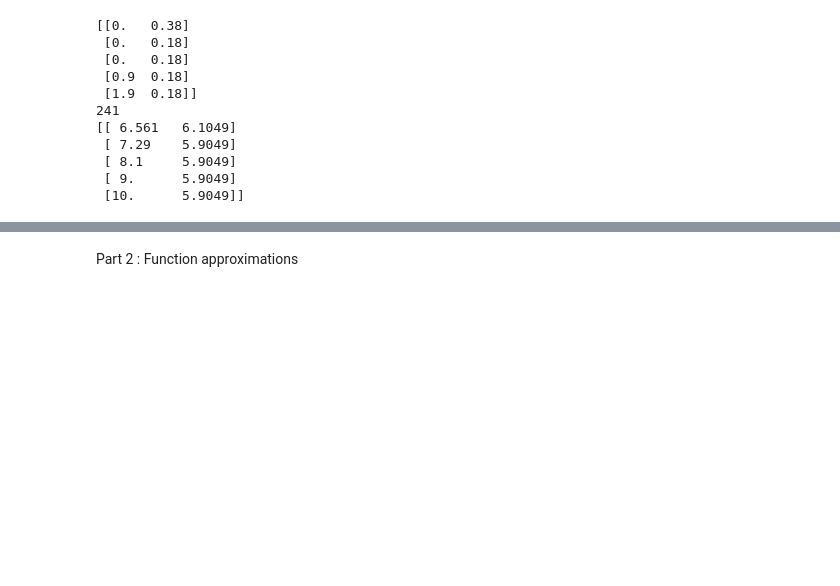
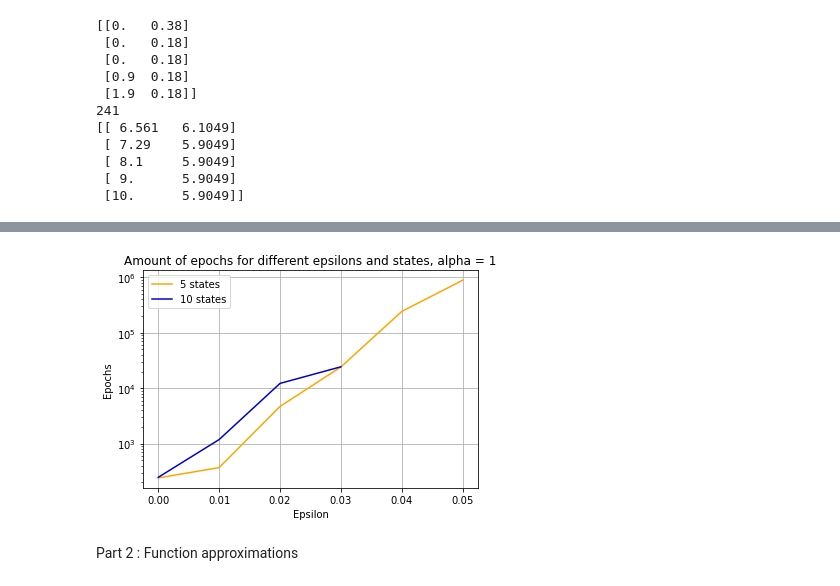
Before and after one commit to RoelRotti/DynamicProgrammingReinforcementLearningHW4, a Jupyter notebook: DPRL_HW4.ipynb, the cells around one changed output, grey strips where cells are left out. Saved outputs shown, nothing was run; the diff lists cells and outputs as text; code cells hidden in the pictures; blank space fills up the shorter version.

Commit message:
part 1 done

```diff
--- a/DPRL_HW4.ipynb
+++ b/DPRL_HW4.ipynb
@@ -247,13 +249,18 @@ plt.show()
 # %%
 #TODO: Put both epsilons in one figure
 
-plt.plot(epsilons[:len(impact_epsilon)], impact_epsilon, label = "batch_size = 16" )
+plt.plot(epsilons[:len(impact_epsilon_5)], impact_epsilon_5, label = "5 states", c="orange" )
+plt.plot(epsilons[:len(impact_epsilon_10)], impact_epsilon_10, label = "10 states" , c='mediumblue')
 plt.xlabel('Epsilon')
 plt.ylabel('Epochs')
-plt.title('Amount of epochs for different epsilons, alpha = 1. States = 10')
-plt.xticks(epsilons[:len(impact_epsilon)])
+plt.title('Amount of epochs for different epsilons and states, alpha = 1')
+plt.xticks(epsilons[:len(impact_epsilon_5)])
 plt.yscale('log')
-plt.savefig('part_1_10states_epsilons_alpha=1.pdf')
+plt.legend()
+plt.grid()
+plt.savefig('part_1_10and5states_epsilons_alpha=1.pdf')
 plt.show()
+# %% [output]
+[figure, added]
 # %% [markdown]
 Part 2 : Function approximations
```
Also changed, not shown: parts of 3 cells of this notebook, 4 other files.
